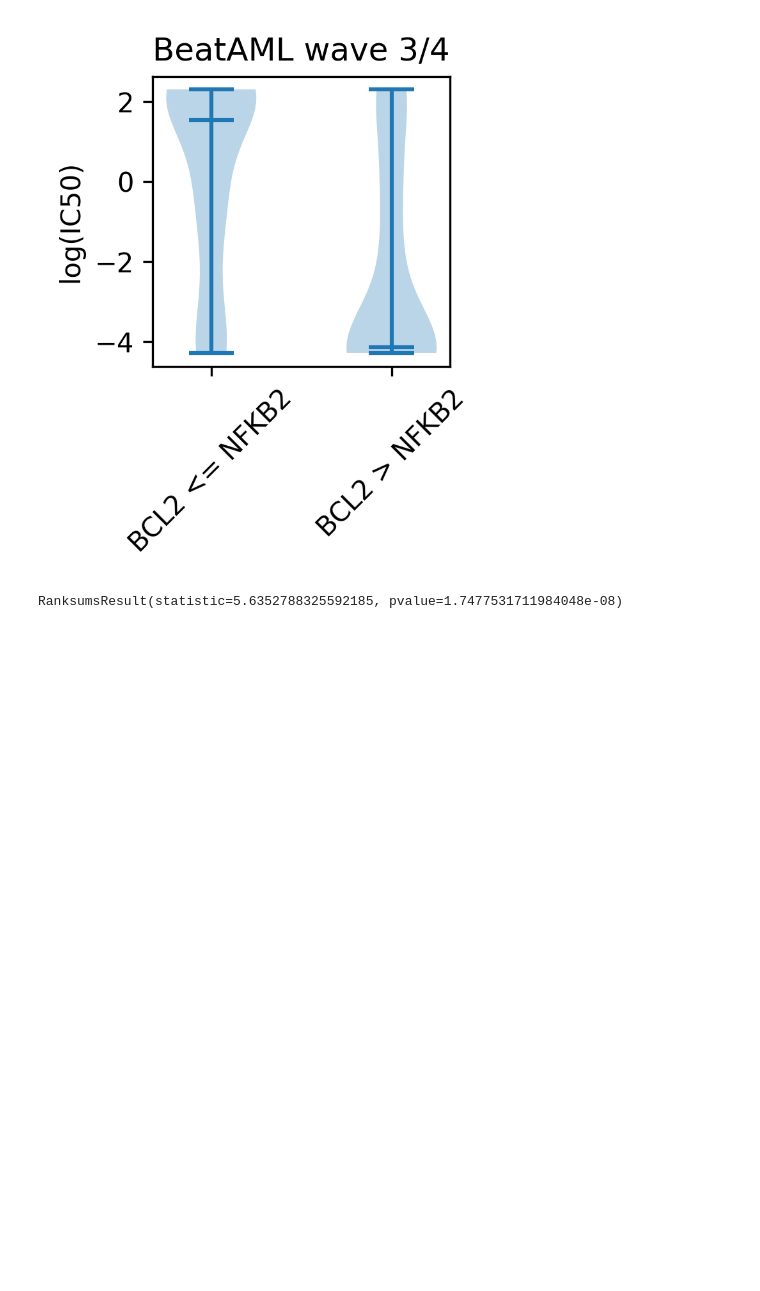
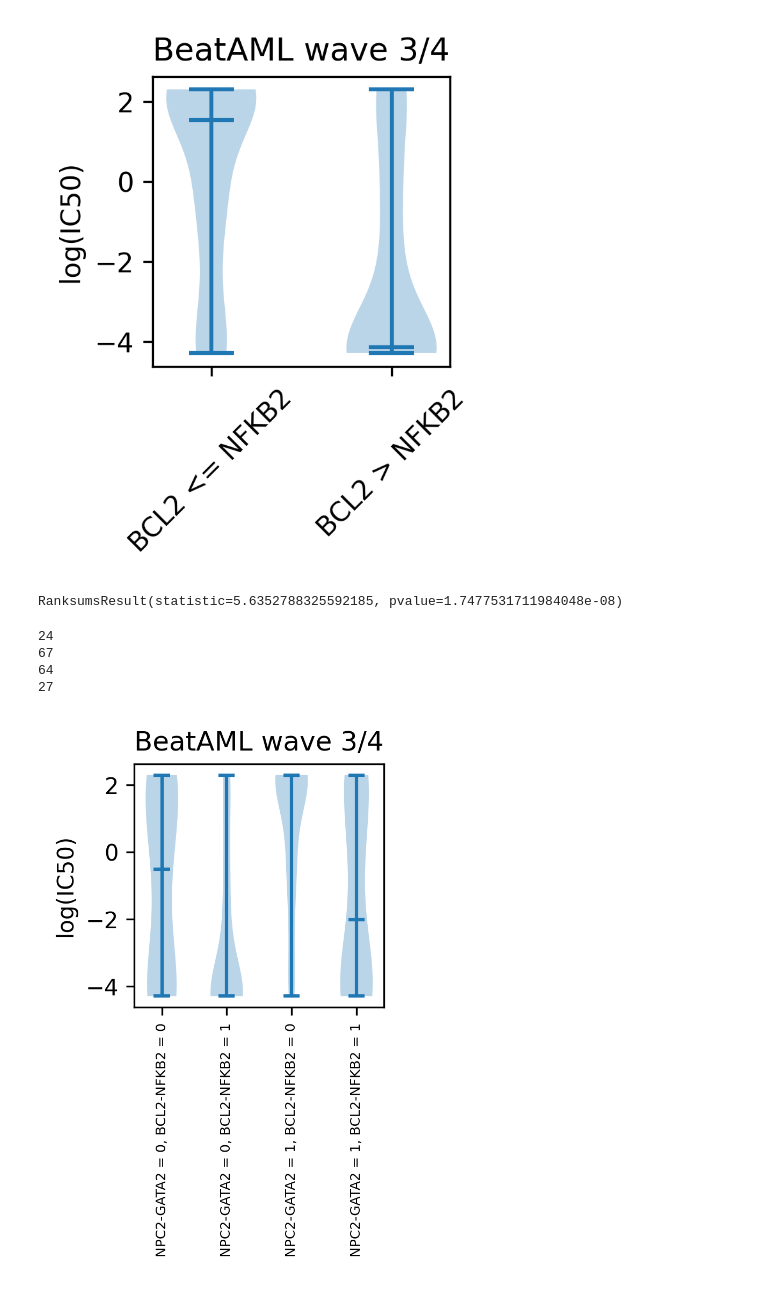
Before and after one commit to gloriachin/KG_Prediction_AML, a Jupyter notebook: step9_validation_of_features.ipynb, the cells around one changed output. Cells and saved outputs as stored; diff of their text form; code cells hidden in the pictures; blank space fills up the shorter version.

```diff
--- a/step9_validation_of_features.ipynb
+++ b/step9_validation_of_features.ipynb
@@ -331,3 +378,43 @@ stats.ranksums(arr1, arr2)
 # %% [output]
 [figure]
 RanksumsResult(statistic=5.6352788325592185, pvalue=1.7477531711984048e-08)
+# %%
+feature1 = "NPC2-GATA2"
+feature2 = "BCL2-NFKB2"
+I_0_0 = list(df_sele__wave3_new.loc[(df_sele__wave3_new[feature1] == 0) & (df_sele__wave3_new[feature2] == 0),].index)
+I_0_1 = list(df_sele__wave3_new.loc[(df_sele__wave3_new[feature1] == 0) & (df_sele__wave3_new[feature2] == 1),].index)
+I_1_0 = list(df_sele__wave3_new.loc[(df_sele__wave3_new[feature1] == 1) & (df_sele__wave3_new[feature2] == 0),].index)
+I_1_1 = list(df_sele__wave3_new.loc[(df_sele__wave3_new[feature1] == 1) & (df_sele__wave3_new[feature2] == 1),].index)
+# %%
+
+#plot a violin plot for arr1 and arr2
+plt.figure(dpi = 300, figsize = (2, 2))
+plt.violinplot([np.log(df_sele__wave3_new.loc[I_0_0,:]['ic50'].values),
+                np.log(df_sele__wave3_new.loc[I_0_1,:]['ic50'].values),
+                np.log(df_sele__wave3_new.loc[I_1_0,:]['ic50'].values),
+                np.log(df_sele__wave3_new.loc[I_1_1,:]['ic50'].values)],
+                showmedians=True)
+
+print(len(I_0_0))
+print(len(I_0_1))
+print(len(I_1_0))
+print(len(I_1_1))
+
+plt.ylabel('log(IC50)')
+plt.title("BeatAML wave 3/4")
+plt.xticks([1, 2,3,4],
+           [feature1 + " = 0, " + feature2 + " = 0",
+            feature1 + " = 0, " + feature2 + " = 1",
+              feature1 + " = 1, " + feature2 + " = 0",
+              feature1 + " = 1, " + feature2 + " = 1"],
+           rotation = 90, fontsize = 6)
+plt.show()
+
+# wilcoxon rank sum test for arr1 and arr2
+#stats.ranksums(arr1, arr2)
+# %% [output]
+24
+67
+64
+27
+[figure, added]
```
Also changed, not shown: parts of 14 cells of this notebook, 6 other files.
